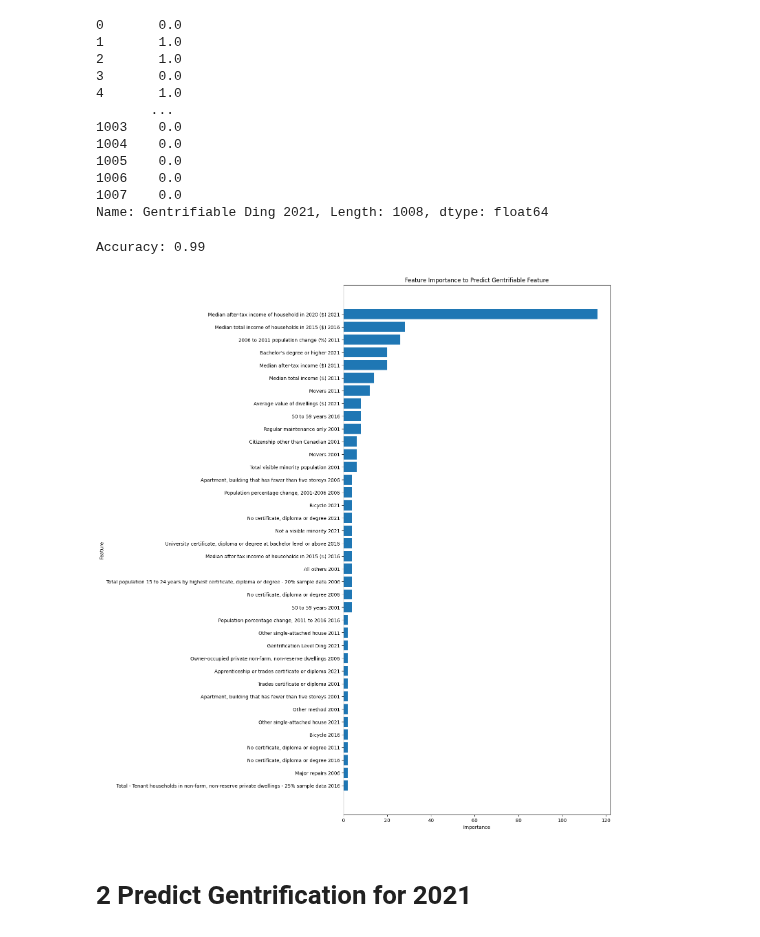
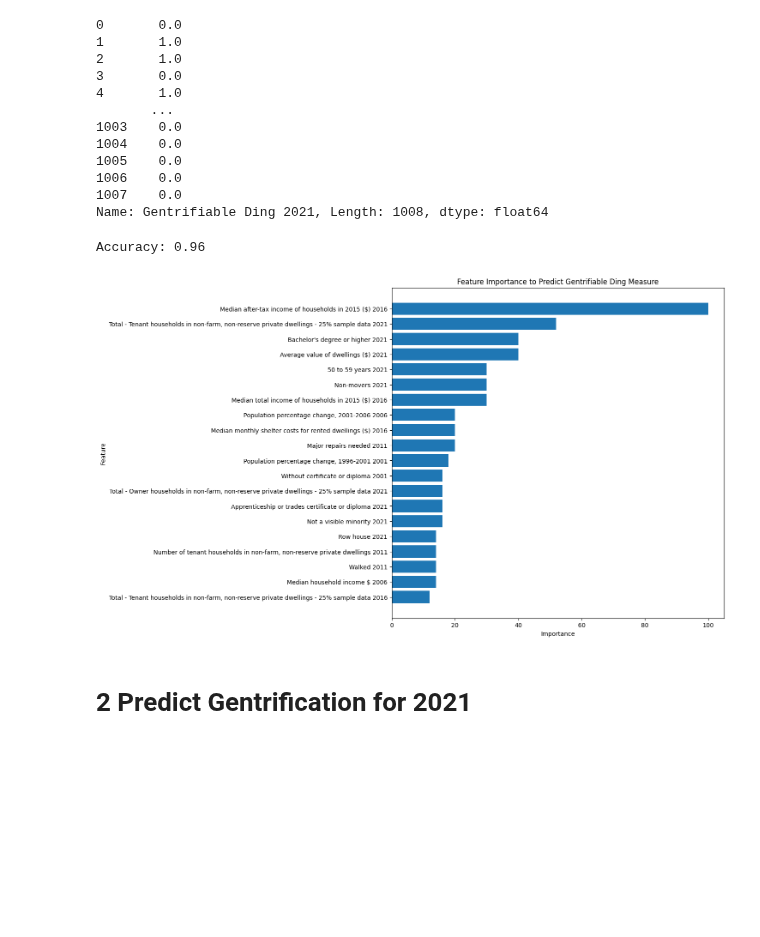
Before and after one commit to emilienuy/degentrifAI, a Jupyter notebook: model_training_Emilie.ipynb, the cells around one changed output. Saved outputs shown, nothing was run; the diff lists cells and outputs as text; code cells hidden in the pictures; blank space fills up the shorter version.

```diff
--- a/model_training_Emilie.ipynb
+++ b/model_training_Emilie.ipynb
@@ -124,7 +108,8 @@ Rows containing inf values:
 Gentrifiable_2021 = ["ctuid",
                      "Median total income of household in 2020 ($) 2021",
                      "Gentrified Ding 2021",
-                     "Gentrified Ding 2021"]
+                     "Gentrified Ding 2021",
+                     "Median after-tax income of household in 2020 ($) 2021"]
 
 # predict Gentrified
 Gentrified_2021 = ["ctuid",
@@ -141,6 +126,11 @@ Gen_Levels_2021 = ["ctuid",
                    "Bachelor's degree or higher 2021",
                    "Gentrified Ding 2021"
                    ]
+
+# Specify columns we wish the model to predict
+target_column_gentrifiable_2021 = "Gentrifiable Ding 2021"
+target_column_gentrified_2021 = "Gentrified Ding 2021"
+target_column_gen_levels_2021 = "Gentrification Level Ding 2021"
 # %%
 # drop the column that is your target
 data = data.drop(Gentrifiable_2021, axis=1)
@@ -222,21 +196,25 @@ y_pred = y_pred_prob.argmax(axis=1)
 accuracy = accuracy_score(y_test, y_pred)
 print(f'Accuracy: {accuracy:.2f}')
 # %% [output]
-Accuracy: 0.99
+Accuracy: 0.96
 # %%
 # Extract and plot feature importance
 importance = bst.get_score(importance_type='weight')
 importance_df = pd.DataFrame(importance.items(), columns=['Feature', 'Importance']).sort_values(by='Importance', ascending=False)
 
 # Plot feature importance
-plt.figure(figsize=(10, 20))
-plt.barh(importance_df['Feature'].iloc[:50], importance_df['Importance'].iloc[:50])
+plt.figure(figsize=(10, 10))
+plt.barh(importance_df['Feature'].iloc[:20], importance_df['Importance'].iloc[:20])
 plt.xlabel('Importance')
 plt.ylabel('Feature')
 
 # change title for each target
-plt.title('Feature Importance to Predict Gentrifiable Feature')
+plt.title('Feature Importance to Predict Gentrifiable Ding Measure')
 plt.gca().invert_yaxis()
+
+# Save the plot as an image file to Google Drive
+plt.savefig('/content/drive/My Drive/GentrificAItion/ModelOutputs/feat_imp_2021_gentrifiable.png', bbox_inches='tight')
 plt.show()
+plt.close('all')
 # %% [output]
-[figure, old version]
+[figure, new version]
```
Also changed, not shown: parts of 4 cells of this notebook.
